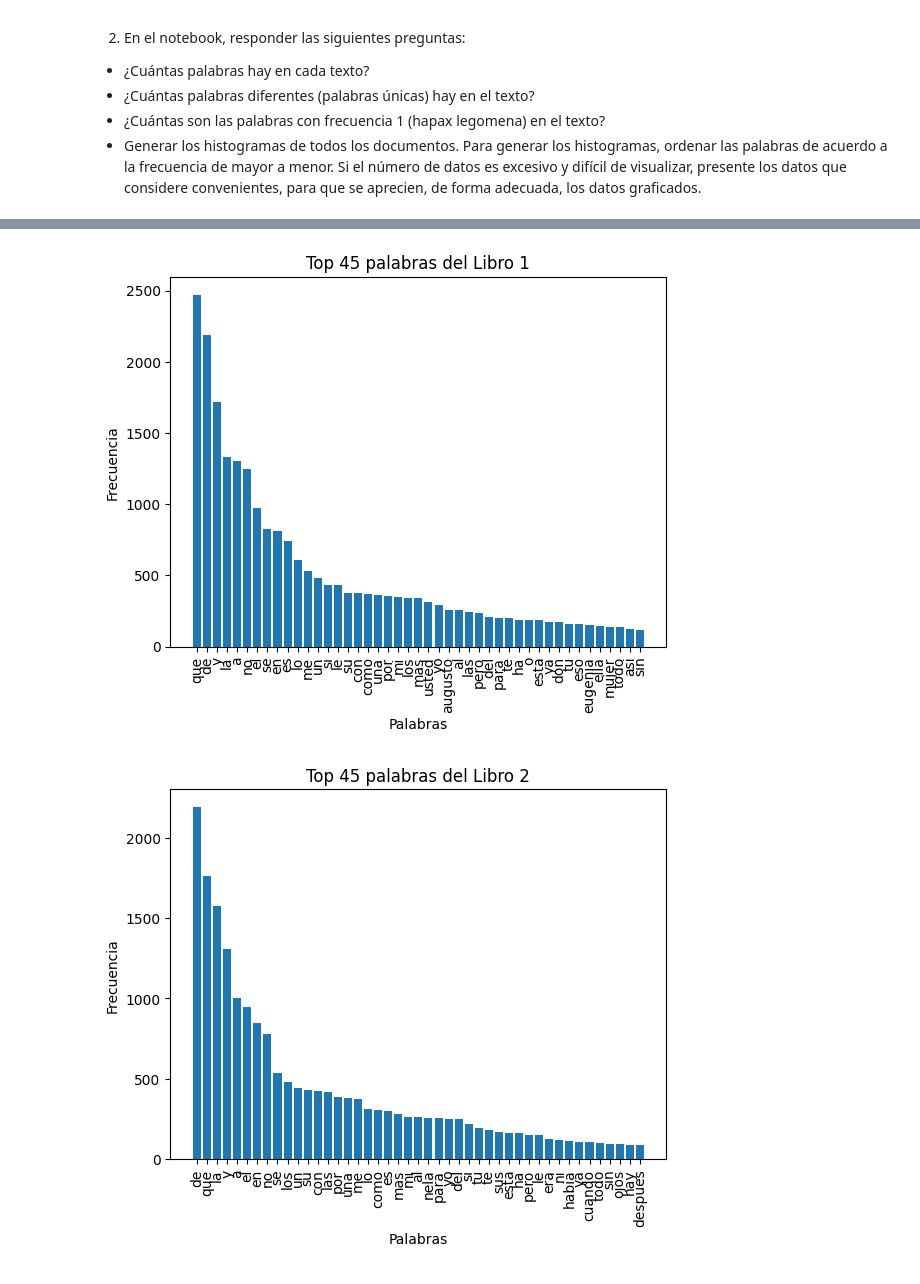
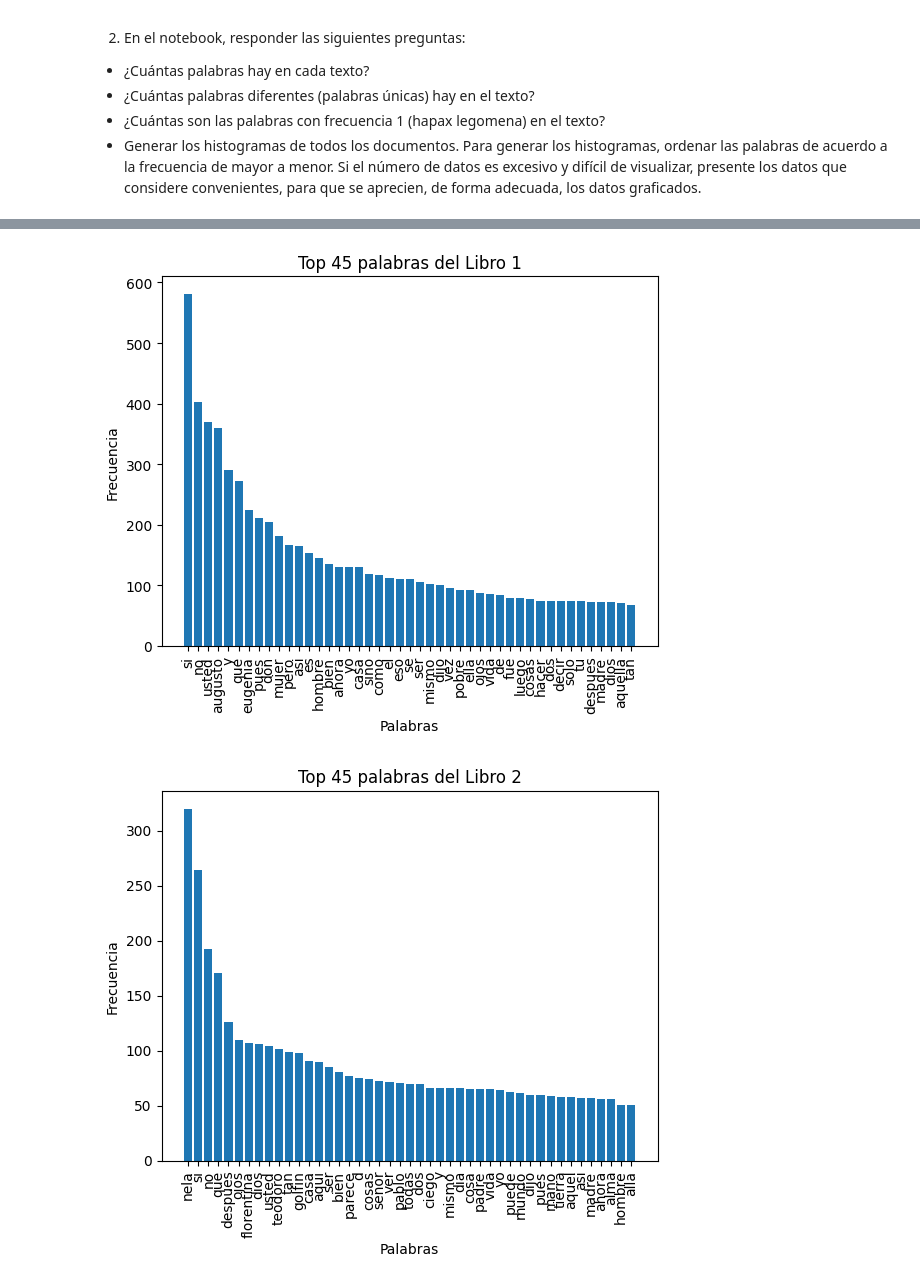
Before and after one commit to IzLuis/Maestria, a Jupyter notebook: Procesamiento de Información/Tareas/Tarea 2/Izquierdo_Luis_Entrega1B2.ipynb, the cells around one changed output, grey strips where cells are left out. Saved outputs shown, nothing was run; the diff lists cells and outputs as text; code cells hidden in the pictures.

```diff
--- a/Procesamiento de Información/Tareas/Tarea 2/Izquierdo_Luis_Entrega1B2.ipynb
+++ b/Procesamiento de Información/Tareas/Tarea 2/Izquierdo_Luis_Entrega1B2.ipynb
@@ -22,3 +22,18 @@ Generar los histogramas para cada archivo.
 - ¿Cuántas palabras diferentes (palabras únicas) hay en el texto?
 - ¿Cuántas son las palabras con frecuencia 1 (hapax legomena) en el texto?
 - Generar los histogramas de todos los documentos.  Para generar los histogramas, ordenar las palabras de acuerdo a la frecuencia de mayor a menor. Si el número de datos es excesivo y difícil de visualizar, presente los datos que considere convenientes, para que se aprecien, de forma adecuada, los datos graficados.
+# %%
+from nltk.corpus import stopwords
+import nltk
+import ssl
+
+try:
+    _create_unverified_https_context = ssl._create_unverified_context
+except AttributeError:
+    pass
+else:
+    ssl._create_default_https_context = _create_unverified_https_context
+
+nltk.download('stopwords')
+_STOPWORDS = stopwords.words('spanish')
+print(_STOPWORDS)
@@ -94,12 +166,12 @@ def histograma(word_frec, nombre, n):
   plt.xticks(rotation=90)
   plt.show()
 
-frecuencia_libro1 = frecuencia(libro_1, 45)
+frecuencia_libro1 = frecuencia(libro_1_nostop, 45)
 histograma(frecuencia_libro1, "Libro 1", 45)
 # %% [output]
-[figure, old version]
+[figure, new version]
 # %%
-frecuencia_libro2 = frecuencia(libro_2, 45)
+frecuencia_libro2 = frecuencia(libro_2_nostop, 45)
 histograma(frecuencia_libro2, "Libro 2", 45)
 # %% [output]
-[figure, old version]
+[figure, new version]
```
Also changed, not shown: parts of 2 cells of this notebook.
